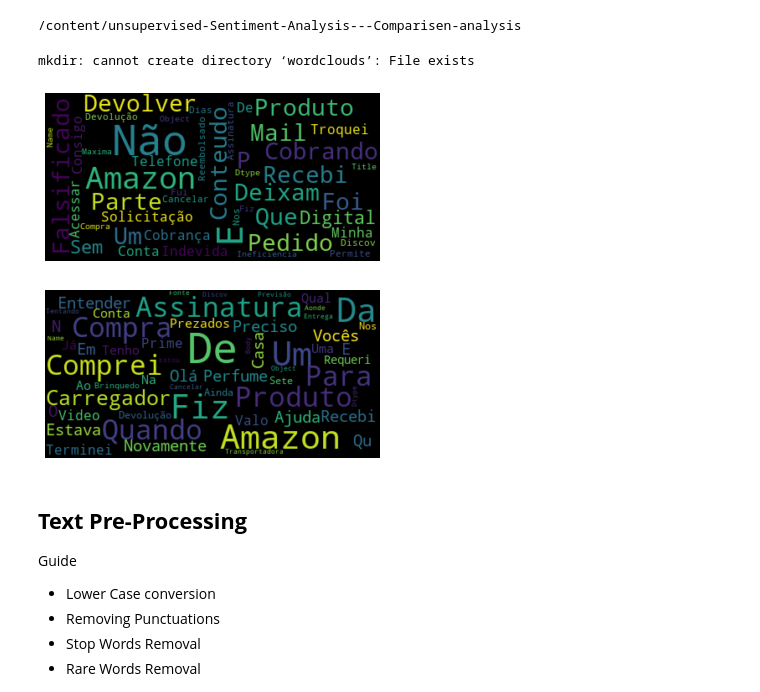
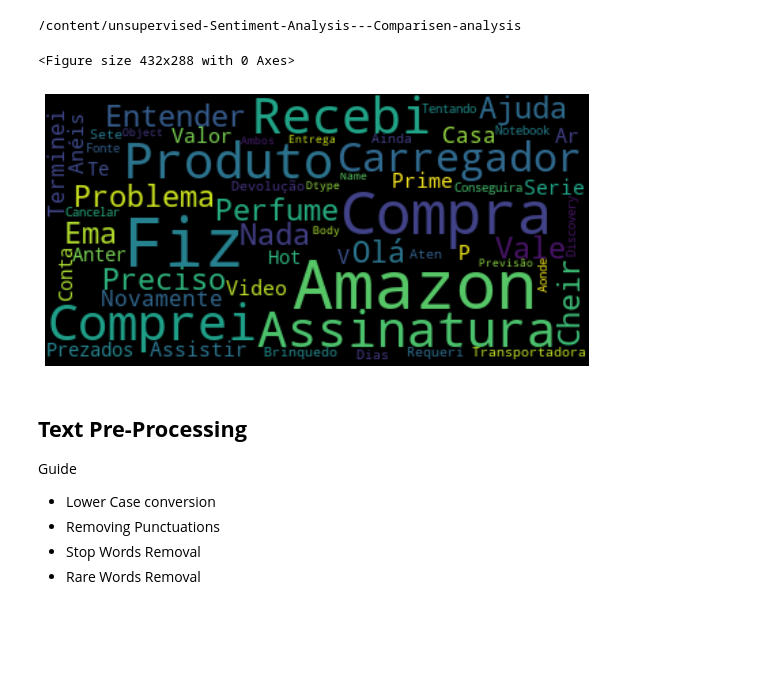
Before and after one commit to mathewsrc/Topic-Modeling-Reclame-Aqui, a Jupyter notebook: Unsupervised_Sentiment_Analysis.ipynb, the cells around one changed output. Cells and saved outputs as stored; diff of their text form; code cells hidden in the pictures; blank space fills up the shorter version.

```diff
--- a/Unsupervised_Sentiment_Analysis.ipynb
+++ b/Unsupervised_Sentiment_Analysis.ipynb
@@ -139,43 +145,25 @@ from wordcloud import WordCloud, STOPWORDS, ImageColorGenerator
 !pwd
 # %% [output]
 /content/unsupervised-Sentiment-Analysis---Comparisen-analysis
-# %%
-# create a new directory for wordclouds
-wordclouds = '/content/unsupervised-Sentiment-Analysis---Comparisen-analysis/results/wordclouds/'
-!mkdir wordclouds
-# %% [output]
-mkdir: cannot create directory ‘wordclouds’: File exists
 # %%
 # Create and generate a word cloud image:
-text = str(df['title']).title()
-wordcloud = WordCloud(max_font_size=50, max_words=100,  stopwords=STOPWORDS).generate(text)
+text = str(df['body']).title()
+wordcloud = WordCloud(max_font_size=50, max_words=100).generate(text)
 
 # Save wordcloud
-wordcloud.to_file('wordclouds/title_wordcloud.png')
+if not os.path.exists("wordclouds/raw/"):
+  os.makedirs("wordclouds/raw/")
+wordcloud.to_file('wordclouds/raw/body_wordcloud.png')
 
 # Display wordcloud
 plt.figure()
+plt.figure(figsize=(10,5))
 plt.imshow(wordcloud, interpolation='bilinear')
-plt.axis("off")
+plt.axis('off')
 plt.show()
 # %% [output]
+<Figure size 432x288 with 0 Axes>
-[figure, old version]
+[figure, new version]
-# %%
-
-# Create and generate a word cloud image:
-text = str(df['body']).title()
-wordcloud = WordCloud(max_font_size=50, max_words=100).generate(text)
-
-# Save wordcloud
-wordcloud.to_file('wordclouds/body_wordcloud.png')
-
-# Display wordcloud
-plt.figure()
-plt.imshow(wordcloud, interpolation='bilinear')
-plt.axis('off')
-plt.show()
-# %% [output]
-[figure, removed]
 # %% [markdown]
 ## **Text Pre-Processing**
 
```
Also changed, not shown: parts of 12 cells of this notebook.
